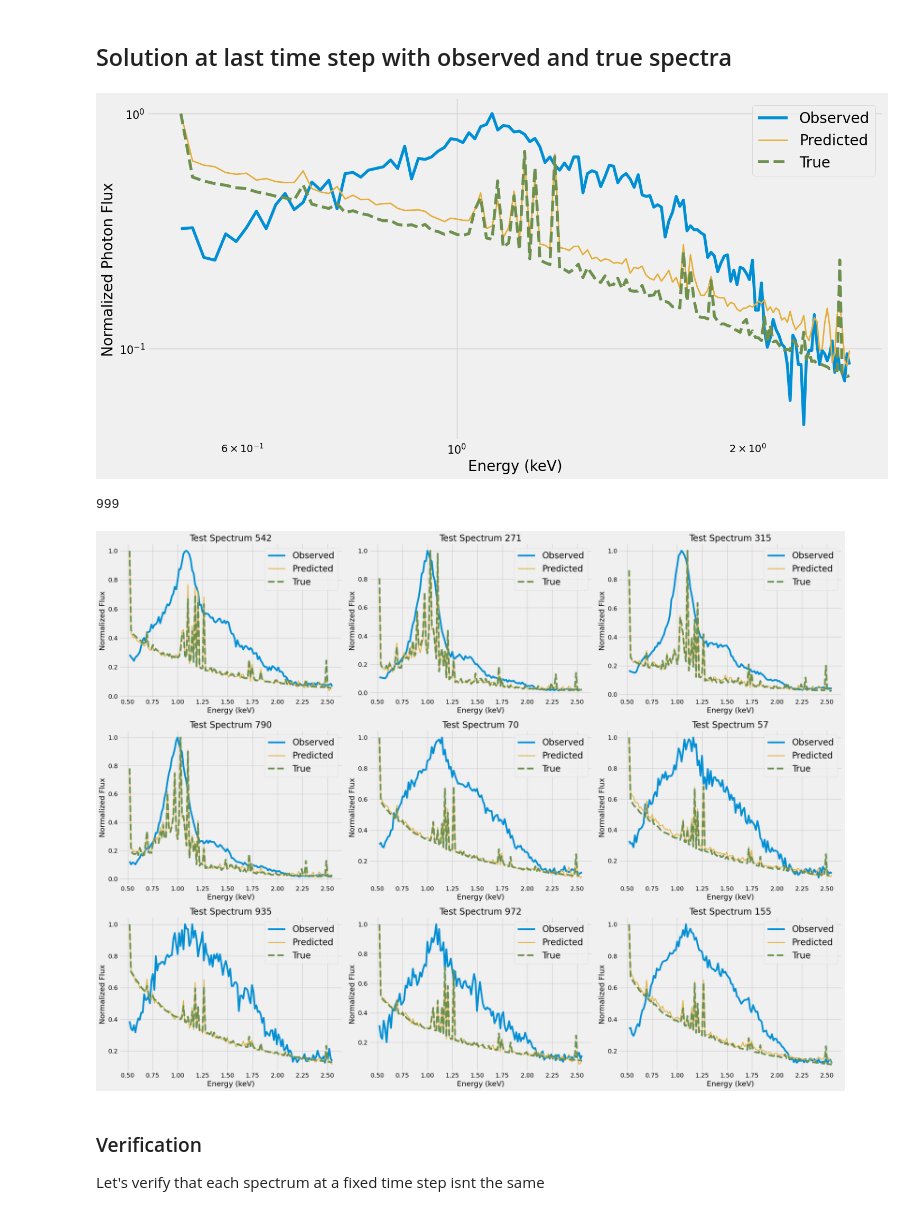
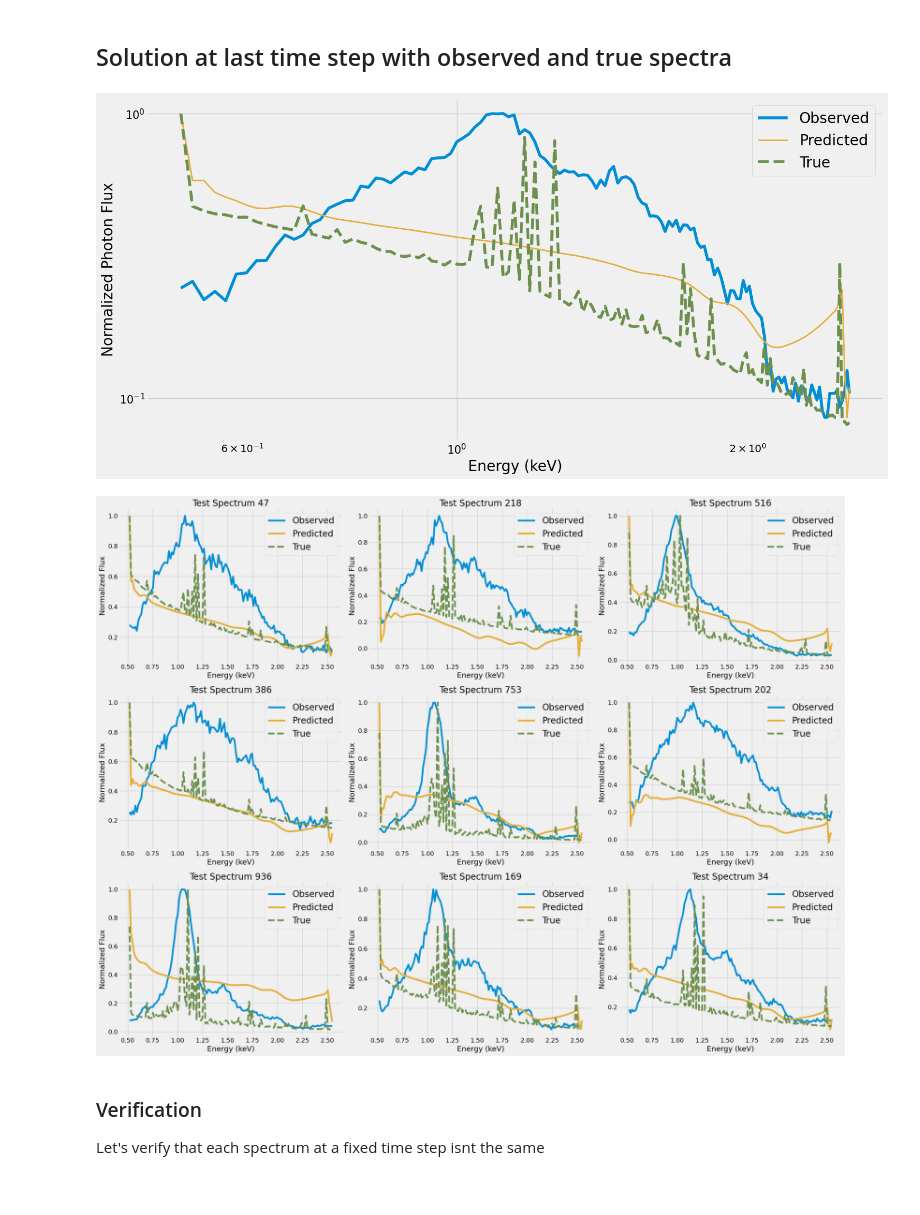
Before and after one commit to crhea93/astroRIM, a Jupyter notebook: GalaxyCluster/Analysis.ipynb, the cells around one changed output. Drawn from its saved outputs; the diff is of its cells as text; code cells hidden in the pictures.

```diff
--- a/GalaxyCluster/Analysis.ipynb
+++ b/GalaxyCluster/Analysis.ipynb
@@ -13,23 +13,24 @@ from scipy.stats import chisquare
 plt.style.use('fivethirtyeight')
 # %%
 # Path to rmfs (A)
-responses_data = pickle.load(open('/home/carterrhea/Documents/RIM_data/rmfs_new.pkl', 'rb'))
+responses_data = pickle.load(open('/home/carterrhea/Documents/RIM_data/rmfs_newpkl', 'rb'))
 # Path to observed spectra (y)
 spectra_data = pickle.load(open('/home/carterrhea/Documents/RIM_data/spectra_new.pkl', 'rb'))
 # Path to true spectra (x)
 true_spectra_data = pickle.load(open('/home/carterrhea/Documents/RIM_data/true_new.pkl', 'rb'))
 # Trained RIM solutions
-ysol  = pickle.load(open('/home/carterrhea/Documents/RIM_data/ysol_test_1500n_30e_4ts_32b_2.00E-03lr_new.pkl', 'rb'))
+ysol  = pickle.load(open('/home/carterrhea/Downloads/ysol_test_1200n_30e_3ts_64b_1.00E-03lr_520_z0.pkl', 'rb'))
 # These values are defined for this specific problem
 min_ = 35
 max_ = 175
 # Read in A, x, and y
 spectra_x = [data[1][0][0][min_:max_] for data in spectra_data.items()]
-spectra_y = [data[1][0][1][min_:max_] for data in spectra_data.items()]
-true_spectra_y = [data[1] for data in true_spectra_data.items()]
+spectra_y = [data[1][0][1][min_:max_]/np.max(data[1][0][1][min_:max_]) for data in spectra_data.items()]
+true_spectra_y = [data for data in true_spectra_data.items()]
+true_spectra_y = [data[1][1][min_:max_]/np.max(data[1][1][min_:max_])  for data in true_spectra_y]
 spectra_response = [data[1][1] for data in spectra_data.items()]
 responses = [responses_data[val][min_:max_,min_:max_] for val in spectra_response]
-noise = [data[1][0][2][min_:max_] for ct,data in enumerate(spectra_data.items())]
+noise = [data[1][0][2][min_:max_]/np.max(data[1][0][1][min_:max_]) for ct,data in enumerate(spectra_data.items())]
 
 # Create training and validation sets
 valid_percentage = 0.9
@@ -48,6 +49,14 @@ To enable them in other operations, rebuild TensorFlow with the appropriate comp
 # %%
+
+
 # Unravel batched solutions into (Spectra, Time step, Solution)
-deconvolved = np.array(ysol[0]).transpose(1,0,2)
-for batch in ysol[1:]:
+#deconvolved = np.array(ysol[0]).transpose(1,0,2)
+#for batch in ysol[1:]:
+#    single_batch = np.array(batch).transpose(1,0,2)
+#    deconvolved = np.concatenate((deconvolved, single_batch), axis=0)
+# time, batch
+deconvolved = np.array(ysol[1]).transpose(1,0,2)
+print(deconvolved.shape)
+for batch in ysol[:]:
     single_batch = np.array(batch).transpose(1,0,2)
     deconvolved = np.concatenate((deconvolved, single_batch), axis=0)
@@ -63,7 +74,7 @@ And we can query a single time step of this solution with deconvolved[i][t]
 Here we query the first solution
 # %%
 fig = plt.figure(figsize=(16,8))
-for i in range(4):
+for i in range(3):
     ysol_plot = deconvolved[-1][i]
     plt.plot(spectra_x[-1], ysol_plot/np.max(ysol_plot), label='Time %i'%(i), linewidth=2)
 plt.legend()
@@ -82,7 +93,7 @@ test_index = -1
 ysol_plot = deconvolved[-1][test_index]  # Last solution at last time step
 plt.plot(spectra_x[-1], Y_test[test_index]/np.max(Y_test[test_index]), label='Observed')
 plt.plot(spectra_x[-1], ysol_plot/np.max(ysol_plot), label='Predicted', linewidth=2, color='C2')
-plt.plot(spectra_x[-1], X_test[test_index][-1][min_:max_]/np.max(X_test[test_index][-1][min_:max_]), label='True', linestyle='--', color='C3')
+plt.plot(spectra_x[-1], X_test[test_index]/np.max(X_test[test_index]), label='True', linestyle='--', color='C3')
 plt.legend(prop={'size': 20})
 plt.ylabel('Normalized Photon Flux', fontsize=20)
 plt.xlabel('Energy (keV)', fontsize=20)
@@ -92,35 +103,33 @@ plt.xticks(fontsize = 15)
 plt.yticks(fontsize = 15)
 plt.savefig('../../RIM_Plots/RIM_results.png', facecolor='None', edgecolor='none')
 # %% [output]
-[figure, old version]
+[figure, new version]
 # %%
 int((test_percentage-valid_percentage)*len_X)
-# %% [output]
-999
 # %%
 nrows = 3
 ncols = 3
 fig, axs = plt.subplots(nrows, ncols, figsize=(24,18))
 plt.ylabel('Normalized Photon Flux')
 plt.xlabel('Energy (keV)')
 for i in range(nrows):
     for j in range(ncols):
         test_index = int(np.random.uniform(0, int((test_percentage-valid_percentage)*len_X)-10))
         ysol_plot = deconvolved[test_index][-1]  # Last solution at last time step
         axs[i,j].plot(spectra_x[-1], Y_test[test_index]/np.max(Y_test[test_index]), label='Observed')
-        axs[i,j].plot(spectra_x[-1], ysol_plot/np.max(ysol_plot), label='Predicted', linewidth=2, color='C2')
-        axs[i,j].plot(spectra_x[-1], X_test[test_index][-1][min_:max_]/np.max(X_test[test_index][-1][min_:max_]), label='True', linestyle='--', color='C3')
+        axs[i,j].plot(spectra_x[-1], ysol_plot/np.max(ysol_plot), label='Predicted', color='C2')
+        axs[i,j].plot(spectra_x[-1], X_test[test_index]/np.max(X_test[test_index]), label='True', linestyle='--', color='C3')
         axs[i,j].legend(loc=1, prop={'size': 20})
         axs[i,j].title.set_text('Test Spectrum %i'%test_index)
         axs[i,j].set_facecolor('None')
         axs[i,j].set_ylabel('Normalized Flux')
         axs[i,j].set_xlabel('Energy (keV)')
 
 plt.tight_layout()
 
 plt.savefig('../../RIM_Plots/RIM_results_random_sample.png', facecolor='None', edgecolor='none')
 # %% [output]
-[figure, old version]
+[figure, new version]
 # %%
 chisq=np.sum((X_test[1][-1][min_:max_]- deconvolved[1][-1])**2)
 print('The chi-squared value is %.2f'%chisq)
```
Also changed, not shown: parts of 3 cells of this notebook, 31 other files.
